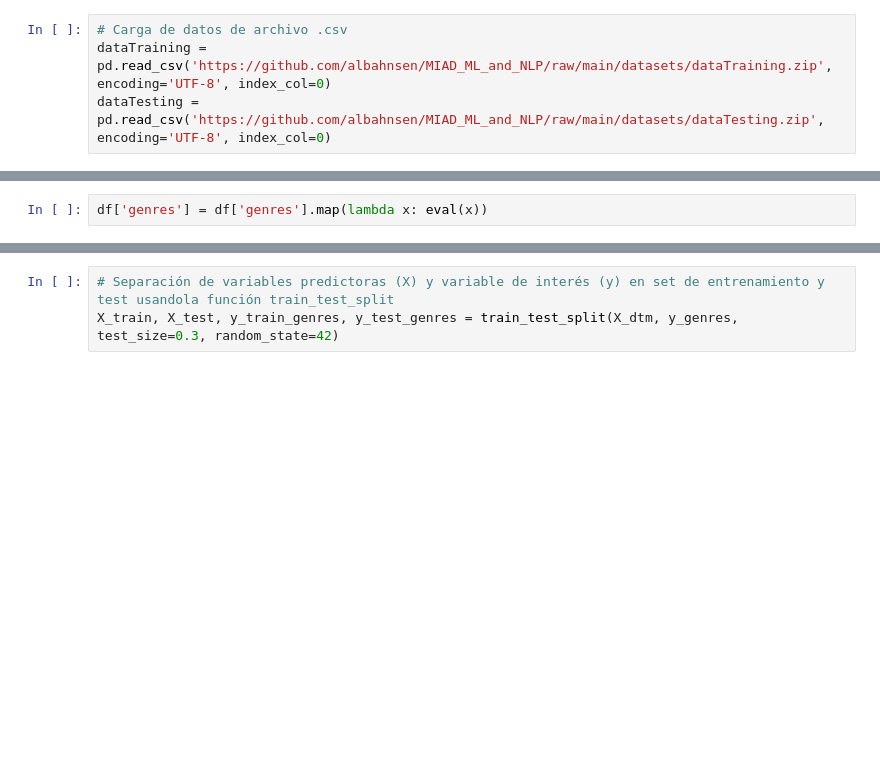
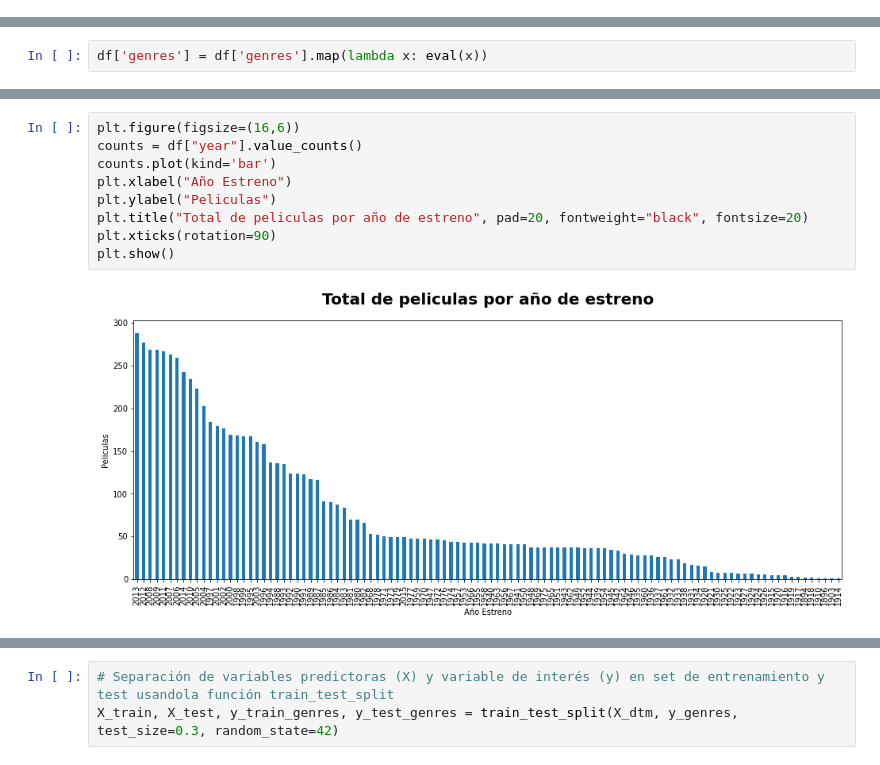
Before and after one commit to elwam/MIAD_ML_NL_TEAM, a Jupyter notebook: Proyecto_2_Prueba_2.ipynb, the cells around one changed output, grey strips where cells are left out. Cells and saved outputs as stored; diff of their text form; blank space fills up the shorter version.

```diff
--- a/Proyecto_2_Prueba_2.ipynb
+++ b/Proyecto_2_Prueba_2.ipynb
@@ -701,4 +44,0 @@ Epoch 6: early stopping
-# %%
-# Carga de datos de archivo .csv
-dataTraining = pd.read_csv('https://github.com/albahnsen/MIAD_ML_and_NLP/raw/main/datasets/dataTraining.zip', encoding='UTF-8', index_col=0)
-dataTesting = pd.read_csv('https://github.com/albahnsen/MIAD_ML_and_NLP/raw/main/datasets/dataTesting.zip', encoding='UTF-8', index_col=0)
@@ -994,0 +132,11 @@ res.head()
+# %%
+plt.figure(figsize=(16,6))
+counts = df["year"].value_counts()
+counts.plot(kind='bar')
+plt.xlabel("Año Estreno")
+plt.ylabel("Peliculas")
+plt.title("Total de peliculas por año de estreno", pad=20, fontweight="black", fontsize=20)
+plt.xticks(rotation=90)
+plt.show()
+# %% [output]
+[figure, added]
```
Also changed, not shown: parts of 111 cells of this notebook, 1 other file.
